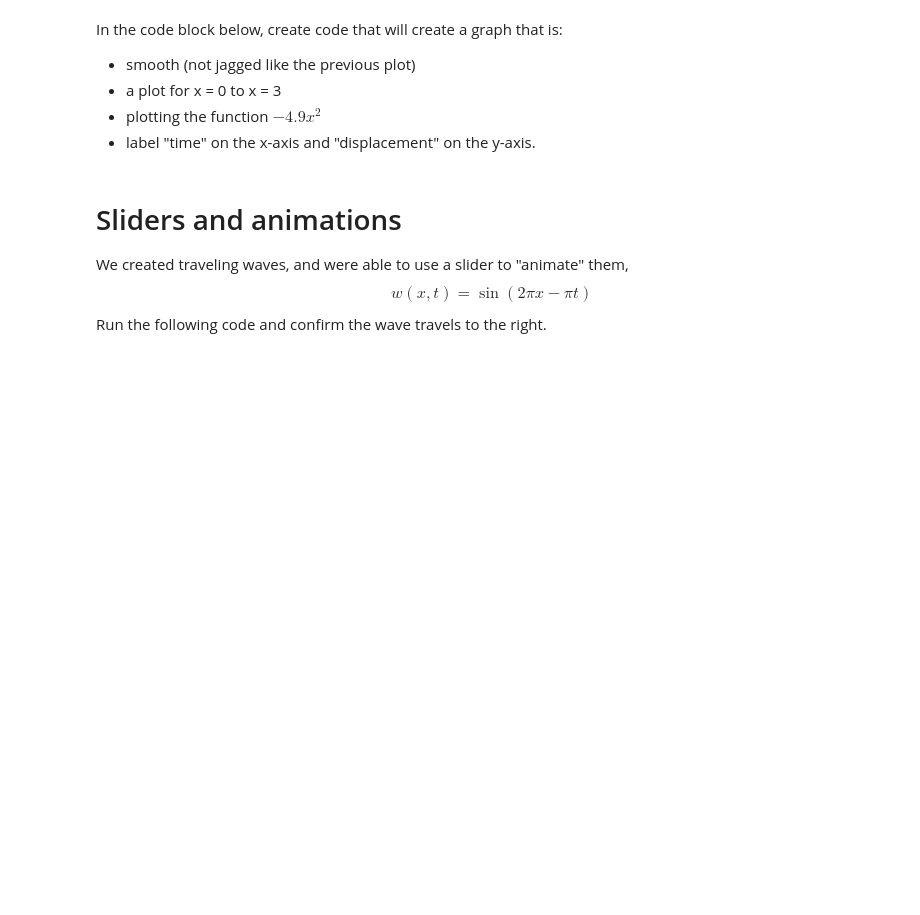
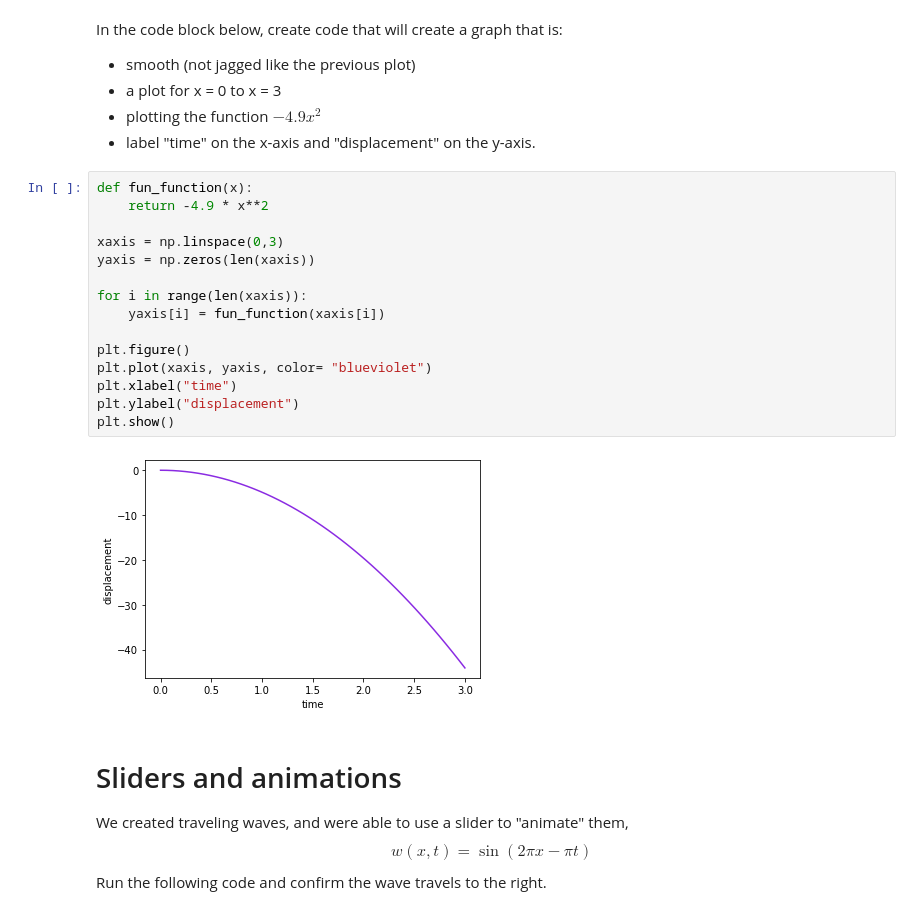
Before and after one commit to nuLABatUSD/IntroComputationLabs, a Jupyter notebook: Lab3_SP22.ipynb, the cells around one changed output. Cells and saved outputs as stored; diff of their text form; blank space fills up the shorter version.

```diff
--- a/Lab3_SP22.ipynb
+++ b/Lab3_SP22.ipynb
@@ -33,6 +38,23 @@ In the code block below, create code that will create a graph that is:
 - a plot for x = 0 to x = 3
 - plotting the function $-4.9 x^2$
 - label "time" on the x-axis and "displacement" on the y-axis.
+# %%
+def fun_function(x):
+    return -4.9 * x**2
+
+xaxis = np.linspace(0,3)
+yaxis = np.zeros(len(xaxis))
+
+for i in range(len(xaxis)):
+    yaxis[i] = fun_function(xaxis[i])
+
+plt.figure()
+plt.plot(xaxis, yaxis, color= "blueviolet")
+plt.xlabel("time")
+plt.ylabel("displacement")
+plt.show()
+# %% [output]
+[figure, added]
 # %% [markdown]
 # Sliders and animations
 
```
Also changed, not shown: parts of 20 cells of this notebook, 1 other file.
